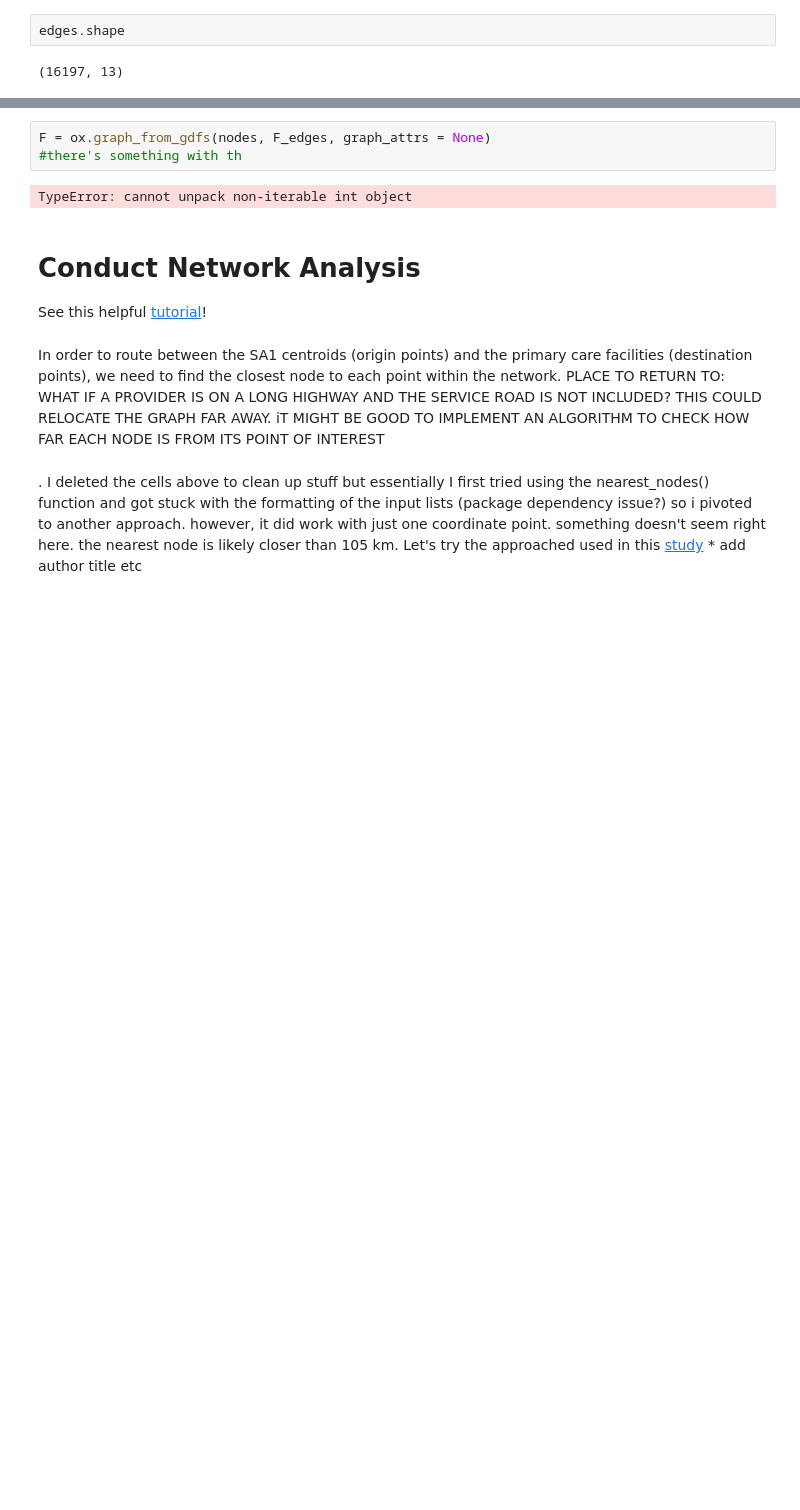
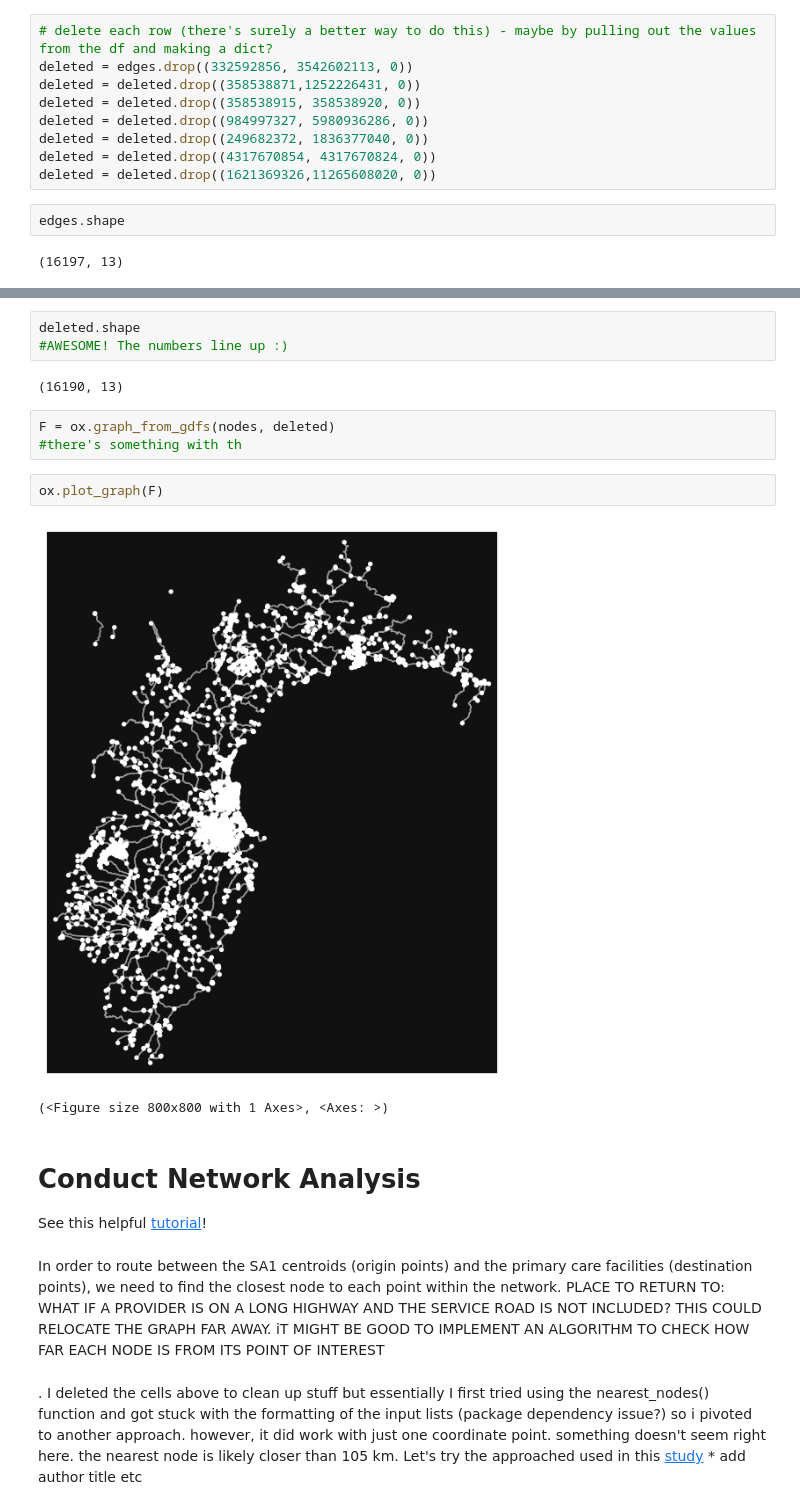
Before and after one commit to gsokolow/Flooding-and-Healthcare-2024, a Jupyter notebook: procedure/code/01-Jupyter_notebook.ipynb, the cells around one changed output, grey strips where cells are left out. Saved outputs shown, nothing was run; the diff lists cells and outputs as text; blank space fills up the shorter version.

```diff
--- a/procedure/code/01-Jupyter_notebook.ipynb
+++ b/procedure/code/01-Jupyter_notebook.ipynb
@@ -743,3 +706,12 @@ F_edges.drop(F_edges.iloc[:, 10:], inplace=True, axis=1)
+# %%
+# delete each row (there's surely a better way to do this) - maybe by pulling out the values from the df and making a dict?
+deleted = edges.drop((332592856, 3542602113, 0))
+deleted = deleted.drop((358538871,1252226431, 0))
+deleted = deleted.drop((358538915, 358538920, 0))
+deleted = deleted.drop((984997327, 5980936286, 0))
+deleted = deleted.drop((249682372, 1836377040, 0))
+deleted = deleted.drop((4317670854, 4317670824, 0))
+deleted = deleted.drop((1621369326,11265608020, 0))
 # %%
 edges.shape
 # %% [output]
@@ -816,8 +719,16 @@ F_edges.set_index(['u','v','key'])
+# %%
+deleted.shape
+#AWESOME! The numbers line up :)
+# %% [output]
+(16190, 13)
 # %%
-F = ox.graph_from_gdfs(nodes, F_edges, graph_attrs = None)
+F = ox.graph_from_gdfs(nodes, deleted)
 #there's something with th
-# %% [output]
-TypeError: cannot unpack non-iterable int object
+# %%
+ox.plot_graph(F)
+# %% [output]
+[figure, added]
+(<Figure size 800x800 with 1 Axes>, <Axes: >)
 # %% [markdown]
 # Conduct Network Analysis
 See this helpful [tutorial](https://automating-gis-processes.github.io/2017/lessons/L7/network-analysis.html)!
```
Also changed, not shown: parts of 25 cells of this notebook, 1 other file.
